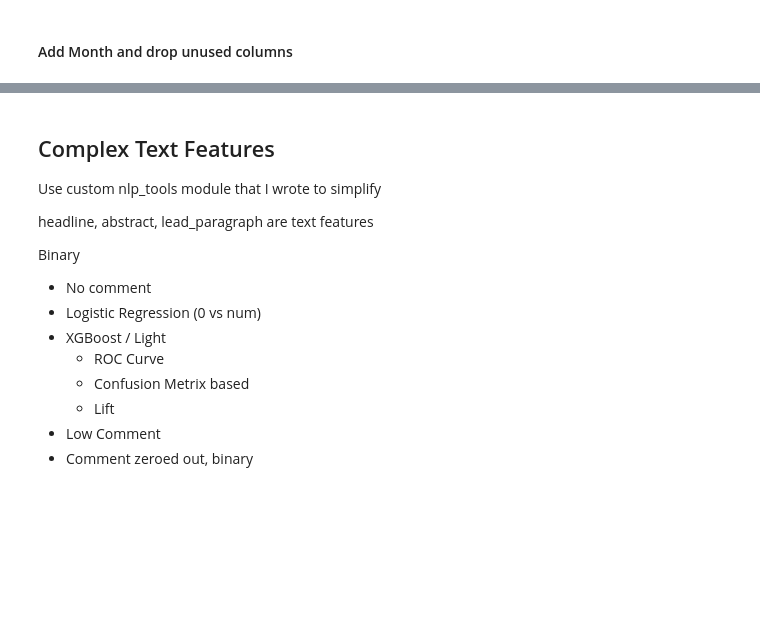
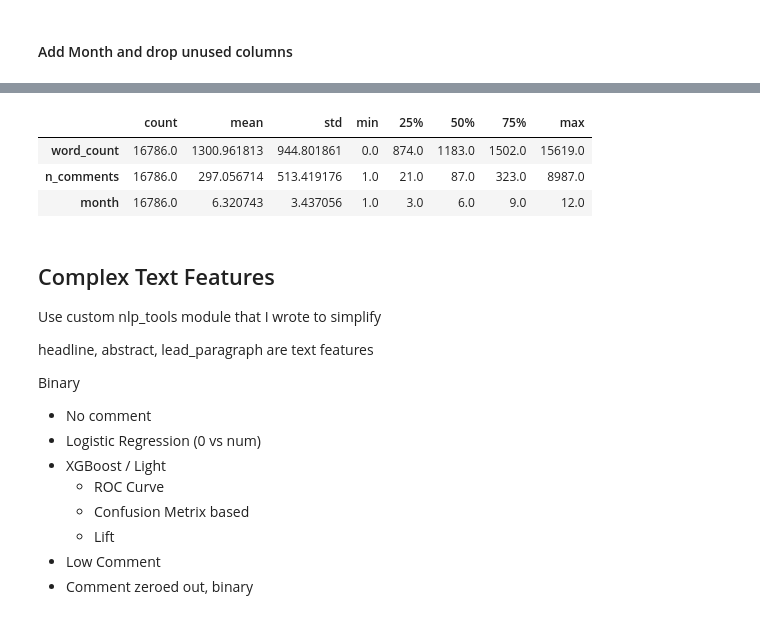
Before and after one commit to mikesbin99/springboard_proj_nlp_nytimes, a Jupyter notebook: notebooks/Load-Wrangle-EDA.ipynb, the cells around one changed output, grey strips where cells are left out. Saved outputs shown, nothing was run; the diff lists cells and outputs as text; code cells hidden in the pictures; blank space fills up the shorter version.

```diff
--- a/notebooks/Load-Wrangle-EDA.ipynb
+++ b/notebooks/Load-Wrangle-EDA.ipynb
@@ -77,9 +75,9 @@ df_sample.to_pickle('..//data//processed//df_comments_sample.pkl')
 Will join with a more verbose set of data
 (This is the whole list (not train and test split)
 # %%
-# All Articles
-df_articles = pd.read_csv('..//data//raw//nyt-articles-2020.csv',parse_dates=['pub_date'])
-df_articles.sort_values(by='pub_date',inplace=True,ascending=True)
+# # All Articles
+# df_articles = pd.read_csv('..//data//raw//nyt-articles-2020.csv',parse_dates=['pub_date'])
+# df_articles.sort_values(by='pub_date',inplace=True,ascending=True)
 # %% [markdown]
 ## Load Enhanced Articles
 
@@ -179,9 +173,0 @@ df_articles = df_articles.drop(columns=['byline.organization','subsection','head
-# %%
-# Build building size features
-cut_labels = ['S','M','L']
-cut_bins = [0,100,350,10000]
-
-# Process Square Footage
-# Enable Hue of building size
-df_articles['comment_size'] = pd.cut(df_articles['n_comments'], bins=cut_bins, labels=cut_labels)
-df_articles.head()
@@ -195,3 +174,10 @@ df_articles.head()
+# %%
+df_articles.describe().T
+# %% [output]
+|  | count | mean | std | min | 25% | 50% | 75% | max |
+| word_count | 16786.0 | 1300.961813 | 944.801861 | 0.0 | 874.0 | 1183.0 | 1502.0 | 15619.0 |
+| n_comments | 16786.0 | 297.056714 | 513.419176 | 1.0 | 21.0 | 87.0 | 323.0 | 8987.0 |
+| month | 16786.0 | 6.320743 | 3.437056 | 1.0 | 3.0 | 6.0 | 9.0 | 12.0 |
 # %% [markdown]
 ## Complex Text Features
 
```
Also changed, not shown: parts of 33 cells of this notebook, 1 other file.
